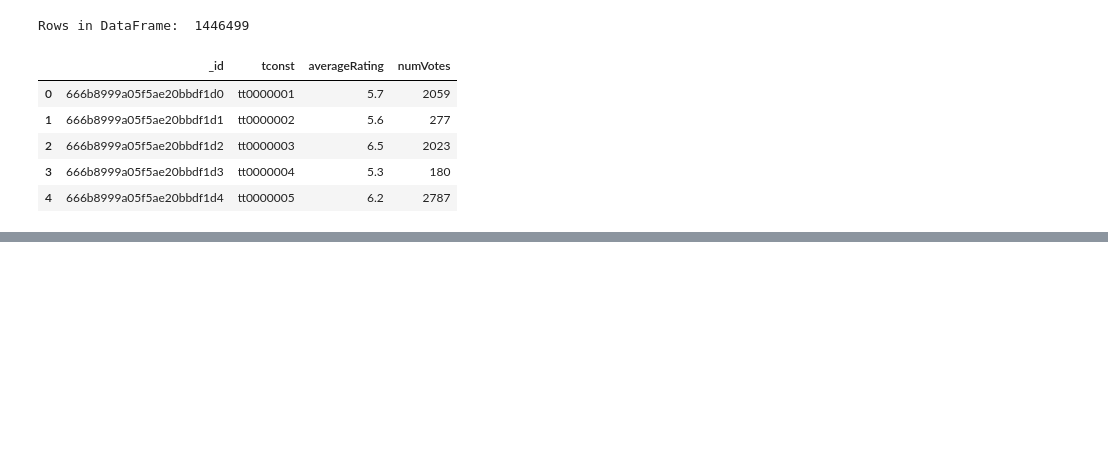
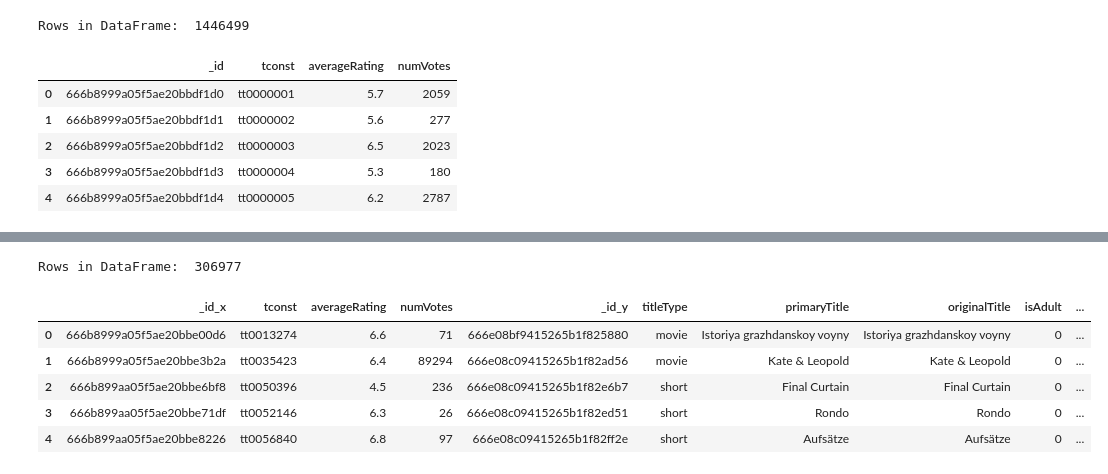
Before and after one commit to Crashapple/movie_info, a Jupyter notebook: movies_info.ipynb, the cells around one changed output, grey strips where cells are left out. Saved outputs shown, nothing was run; the diff lists cells and outputs as text; code cells hidden in the pictures; blank space fills up the shorter version.

```diff
--- a/movies_info.ipynb
+++ b/movies_info.ipynb
@@ -103,3 +111,7 @@ Rows in DataFrame:  1278098
 | 2 | 666e0d029415265b1f0b2ce6 | tt0000005 | 3 | Blacksmith Scene | US | \N | imdbDisplay | \N | 0 |
 | 3 | 666e0d029415265b1f0b2ce8 | tt0000005 | 5 | Blacksmith Scene #1 | US | \N | alternative | \N | 0 |
 | 4 | 666e0d029415265b1f0b2cea | tt0000005 | 7 | Blacksmithing | US | \N | \N | informal alternative title | 0 |
+# %%
+# Change titleID column header to tconst
+title_region_US_df.rename(columns={'titleId':'tconst'}, inplace = True)
+title_region_US_df.head(5)
@@ -125,0 +192,13 @@ AttributeError: 'list' object has no attribute 'find'
+# %%
+# Merge the titel dataframe, basics and ratings dataframe
+final_df = pd.merge(merged_df, title_region_US_df, on='tconst', how='inner')
+print ('Rows in DataFrame: ', len(final_df))
+merged_df.head(5)
+# %% [output]
+Rows in DataFrame:  306977
+|  | _id_x | tconst | averageRating | numVotes | _id_y | titleType | primaryTitle | originalTitle | isAdult | ... |
+| 0 | 666b8999a05f5ae20bbe00d6 | tt0013274 | 6.6 | 71 | 666e08bf9415265b1f825880 | movie | Istoriya grazhdanskoy voyny | Istoriya grazhdanskoy voyny | 0 | ... |
+| 1 | 666b8999a05f5ae20bbe3b2a | tt0035423 | 6.4 | 89294 | 666e08c09415265b1f82ad56 | movie | Kate & Leopold | Kate & Leopold | 0 | ... |
+| 2 | 666b899aa05f5ae20bbe6bf8 | tt0050396 | 4.5 | 236 | 666e08c09415265b1f82e6b7 | short | Final Curtain | Final Curtain | 0 | ... |
+| 3 | 666b899aa05f5ae20bbe71df | tt0052146 | 6.3 | 26 | 666e08c09415265b1f82ed51 | short | Rondo | Rondo | 0 | ... |
+| 4 | 666b899aa05f5ae20bbe8226 | tt0056840 | 6.8 | 97 | 666e08c09415265b1f82ff2e | short | Aufsätze | Aufsätze | 0 | ... |
```
Also changed, not shown: parts of 11 cells of this notebook.
